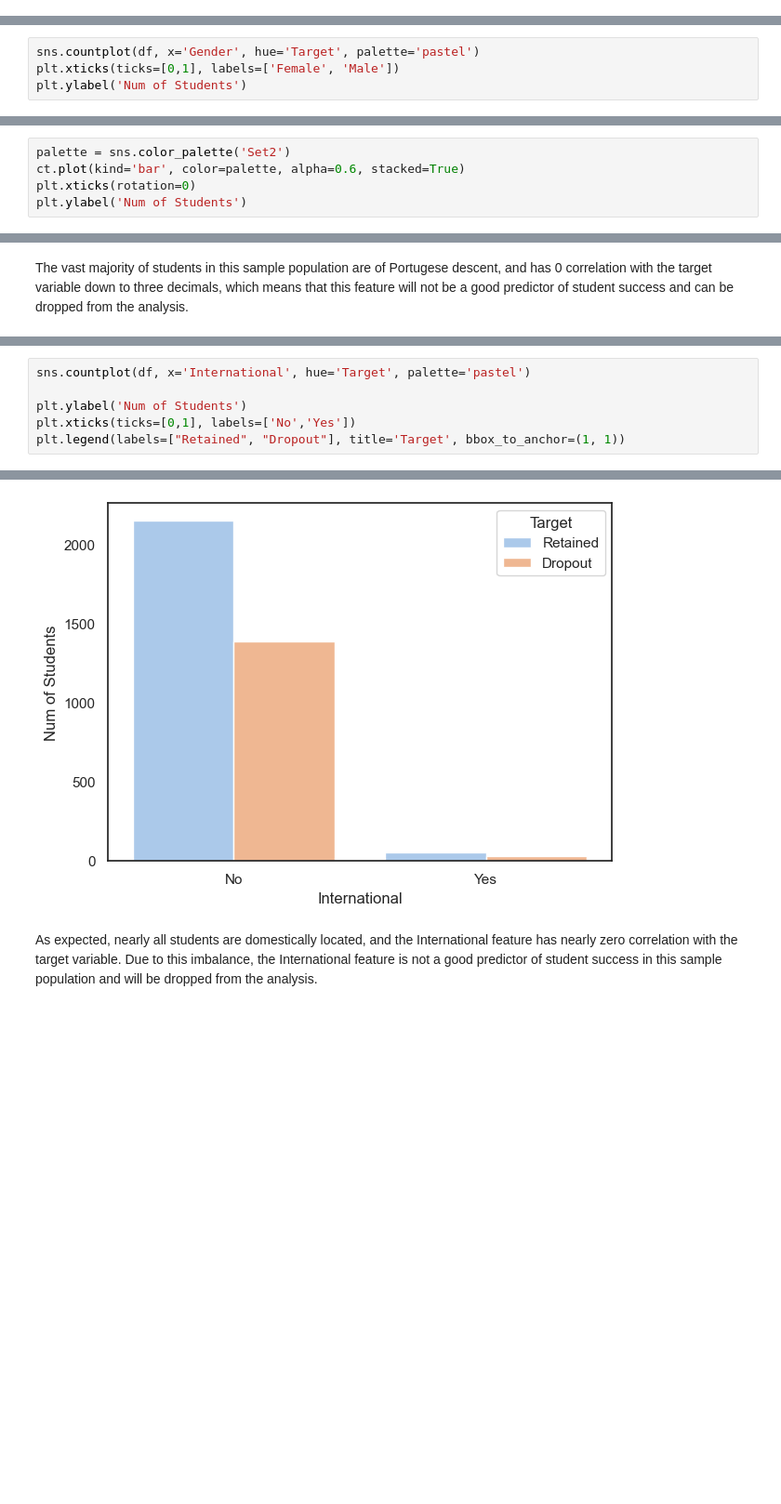
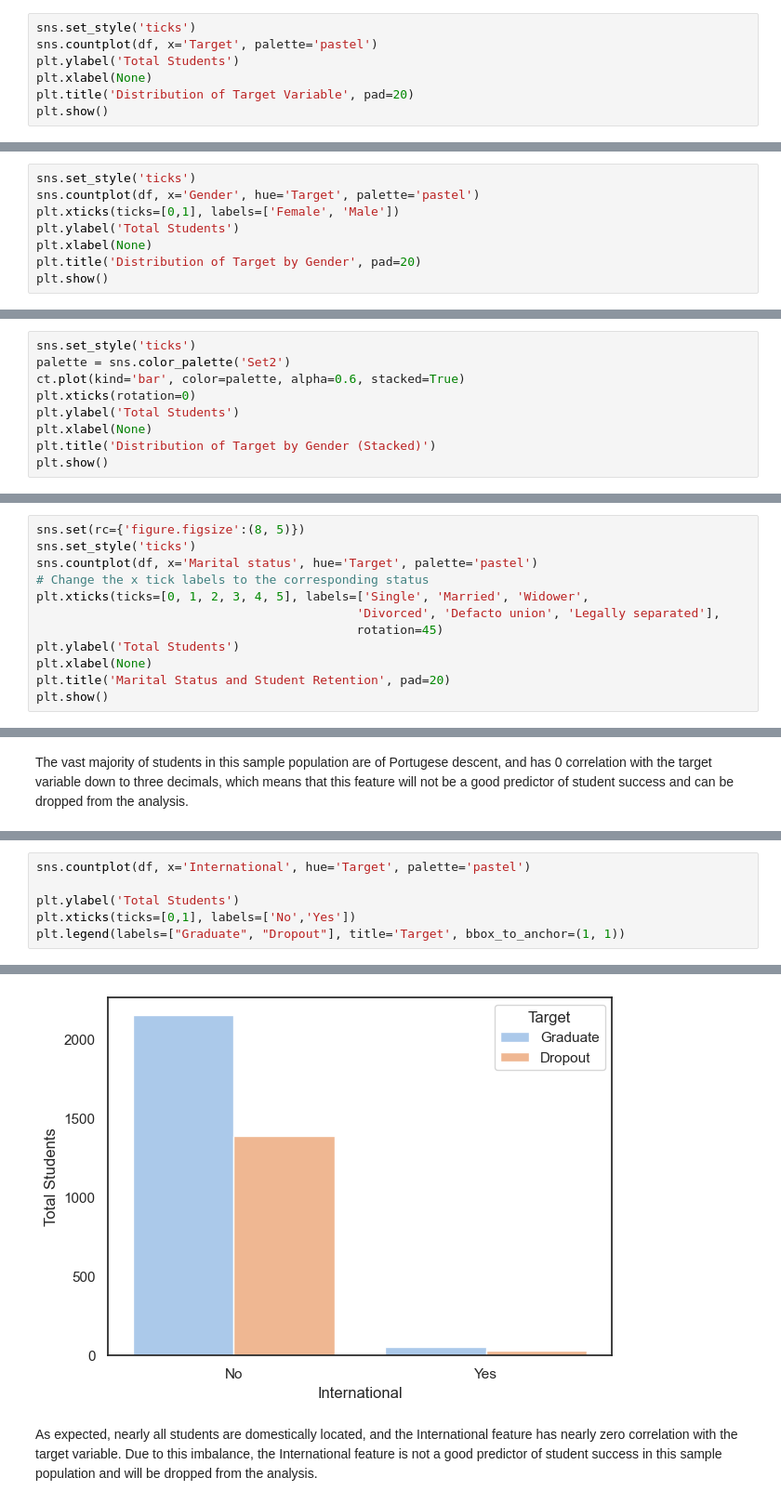
Before and after one commit to Chaser260/GSCM-575-ML, a Jupyter notebook: code/Student_Success_Prediction.ipynb, the cells around one changed output, grey strips where cells are left out. Shown at 93% size. Cells and saved outputs as stored; diff of their text form; blank space fills up the shorter version.

```diff
--- a/code/Student_Success_Prediction.ipynb
+++ b/code/Student_Success_Prediction.ipynb
@@ -201,0 +197,7 @@ sns.countplot(df, x='Target', palette='pastel')
+# %%
+sns.set_style('ticks')
+sns.countplot(df, x='Target', palette='pastel')
+plt.ylabel('Total Students')
+plt.xlabel(None)
+plt.title('Distribution of Target Variable', pad=20)
+plt.show()
@@ -202,7 +206,11 @@ sns.countplot(df, x='Target', palette='pastel')
 # %% [markdown]
 ##### Distribution by Gender
 # %%
+sns.set_style('ticks')
 sns.countplot(df, x='Gender', hue='Target', palette='pastel')
 plt.xticks(ticks=[0,1], labels=['Female', 'Male'])
-plt.ylabel('Num of Students')
+plt.ylabel('Total Students')
+plt.xlabel(None)
+plt.title('Distribution of Target by Gender', pad=20)
+plt.show()
 # %% [output]
@@ -224,8 +231,12 @@ ct
 # %% [markdown]
 Visualize crosstab.
 # %%
+sns.set_style('ticks')
 palette = sns.color_palette('Set2')
 ct.plot(kind='bar', color=palette, alpha=0.6, stacked=True)
 plt.xticks(rotation=0)
-plt.ylabel('Num of Students')
+plt.ylabel('Total Students')
+plt.xlabel(None)
+plt.title('Distribution of Target by Gender (Stacked)')
+plt.show()
 # %% [output]
@@ -235,0 +257,12 @@ This visualization makes it easy to see that males account for approximately hal
+# %%
+sns.set(rc={'figure.figsize':(8, 5)})
+sns.set_style('ticks')
+sns.countplot(df, x='Marital status', hue='Target', palette='pastel')
+# Change the x tick labels to the corresponding status
+plt.xticks(ticks=[0, 1, 2, 3, 4, 5], labels=['Single', 'Married', 'Widower',
+                                            'Divorced', 'Defacto union', 'Legally separated'],
+                                            rotation=45)
+plt.ylabel('Total Students')
+plt.xlabel(None)
+plt.title('Marital Status and Student Retention', pad=20)
+plt.show()
@@ -379,12 +515,12 @@ Based on the above Nationality data we know the vast majority of the sample popu
 # %%
 sns.countplot(df, x='International', hue='Target', palette='pastel')
 
-plt.ylabel('Num of Students')
+plt.ylabel('Total Students')
 plt.xticks(ticks=[0,1], labels=['No','Yes'])
-plt.legend(labels=["Retained", "Dropout"], title='Target', bbox_to_anchor=(1, 1))
+plt.legend(labels=["Graduate", "Dropout"], title='Target', bbox_to_anchor=(1, 1))
 # %% [output]
 <matplotlib.legend.Legend at 0x...>
-[figure, old version]
+[figure, new version]
 # %% [markdown]
 As expected, nearly all students are domestically located, and the International feature has nearly zero correlation with the target variable. Due to this imbalance, the International feature is not a good predictor of student success in this sample population and will be dropped from the analysis.
 # %%
```
Also changed, not shown: parts of 43 cells of this notebook, 3 other files.
